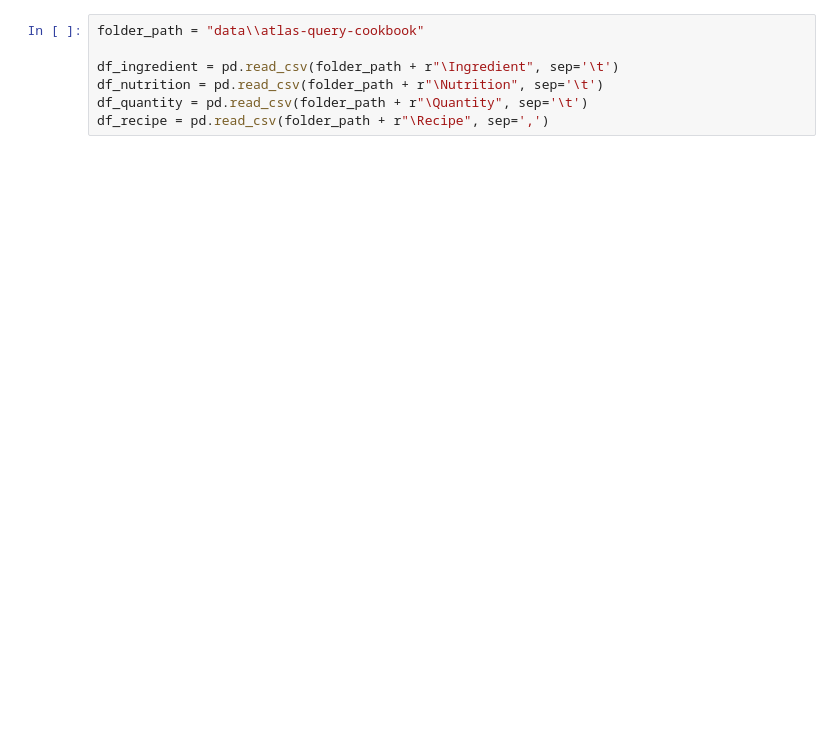
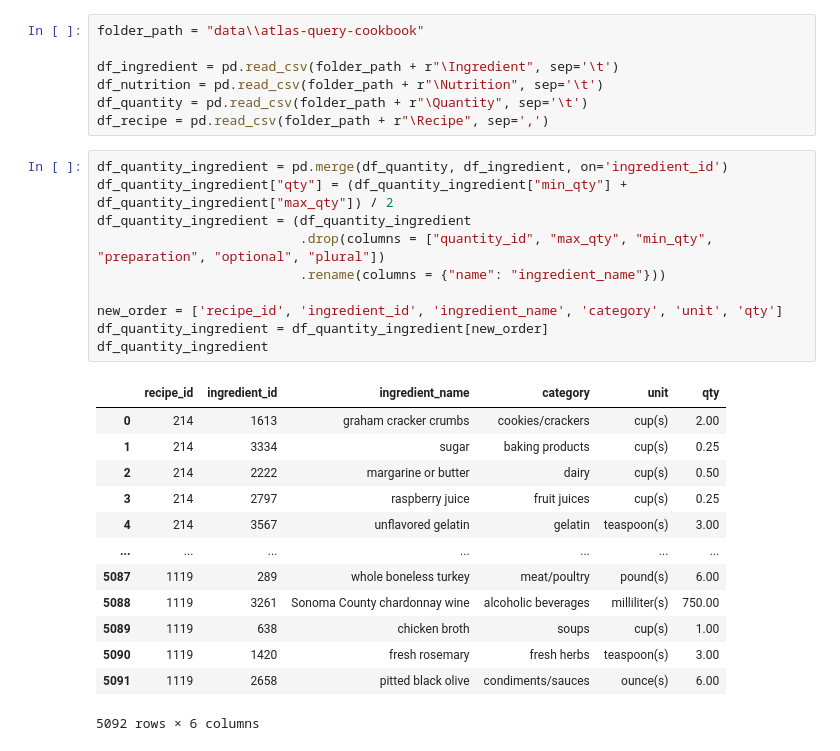
Before and after one commit to Dorukante/Knowledge-Engineering-2AMD20-, a Jupyter notebook: cleaning_recipes.ipynb, the cells around one changed output. Drawn from its saved outputs; the diff is of its cells as text; blank space fills up the shorter version.

```diff
--- a/cleaning_recipes.ipynb
+++ b/cleaning_recipes.ipynb
@@ -31,5 +11,29 @@ df_ingredient = pd.read_csv(folder_path + r"\Ingredient", sep='\t')
 df_nutrition = pd.read_csv(folder_path + r"\Nutrition", sep='\t')
 df_quantity = pd.read_csv(folder_path + r"\Quantity", sep='\t')
 df_recipe = pd.read_csv(folder_path + r"\Recipe", sep=',')
+# %%
+df_quantity_ingredient = pd.merge(df_quantity, df_ingredient, on='ingredient_id')
+df_quantity_ingredient["qty"] = (df_quantity_ingredient["min_qty"] + df_quantity_ingredient["max_qty"]) / 2
+df_quantity_ingredient = (df_quantity_ingredient
+                          .drop(columns = ["quantity_id", "max_qty", "min_qty", "preparation", "optional", "plural"])
+                          .rename(columns = {"name": "ingredient_name"}))
+
+new_order = ['recipe_id', 'ingredient_id', 'ingredient_name', 'category', 'unit', 'qty']
+df_quantity_ingredient = df_quantity_ingredient[new_order]
+df_quantity_ingredient
+# %% [output]
+|  | recipe_id | ingredient_id | ingredient_name | category | unit | qty |
+| 0 | 214 | 1613 | graham cracker crumbs | cookies/crackers | cup(s) | 2.00 |
+| 1 | 214 | 3334 | sugar | baking products | cup(s) | 0.25 |
+| 2 | 214 | 2222 | margarine or butter | dairy | cup(s) | 0.50 |
+| 3 | 214 | 2797 | raspberry juice | fruit juices | cup(s) | 0.25 |
+| 4 | 214 | 3567 | unflavored gelatin | gelatin | teaspoon(s) | 3.00 |
+| ... | ... | ... | ... | ... | ... | ... |
+| 5087 | 1119 | 289 | whole boneless turkey | meat/poultry | pound(s) | 6.00 |
+| 5088 | 1119 | 3261 | Sonoma County chardonnay wine | alcoholic beverages | milliliter(s) | 750.00 |
+| 5089 | 1119 | 638 | chicken broth | soups | cup(s) | 1.00 |
+| 5090 | 1119 | 1420 | fresh rosemary | fresh herbs | teaspoon(s) | 3.00 |
+| 5091 | 1119 | 2658 | pitted black olive | condiments/sauces | ounce(s) | 6.00 |
+5092 rows × 6 columns
 # %%
 df_recipe_nutrition = pd.merge(df_recipe, df_nutrition, on='recipe_id')
```
Also changed, not shown: parts of 10 cells of this notebook.
